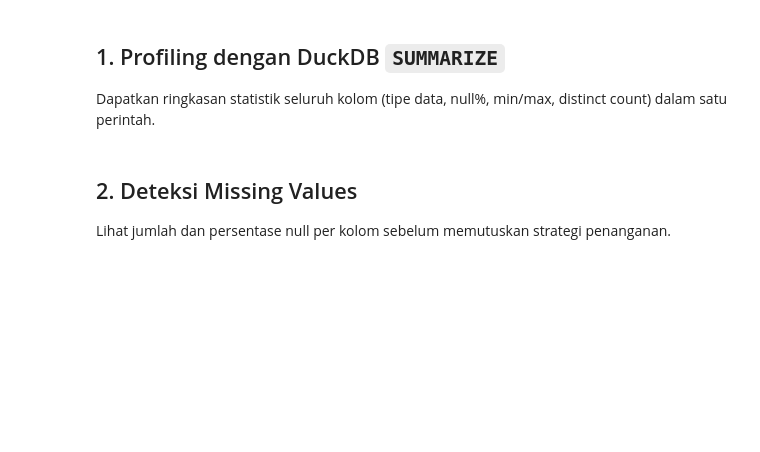
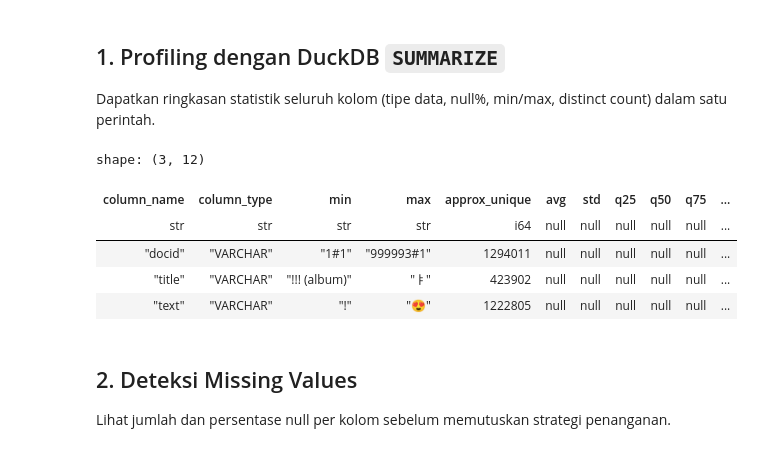
Before and after one commit to AglifahAlfarabiBasri/tugas1-AglifahAlfarabiBasri-255, a Jupyter notebook: Tugas 1 template/02_data_cleaning.ipynb, the cells around one changed output. Saved outputs shown, nothing was run; the diff lists cells and outputs as text; code cells hidden in the pictures; blank space fills up the shorter version.

```diff
--- a/Tugas 1 template/02_data_cleaning.ipynb
+++ b/Tugas 1 template/02_data_cleaning.ipynb
@@ -28,9 +40,19 @@ Dapatkan ringkasan statistik seluruh kolom (tipe data, null%, min/max, distinct
 # %%
 connection = duckdb.connect()
 connection.register('dataset', df)
 
-profil = connection.execute('SUMMARIZE SELECT * FROM dataset').pl()
+try:
+    profil = connection.sql('SUMMARIZE SELECT * FROM dataset').pl()
+except AttributeError:
+    profil = connection.execute('SUMMARIZE SELECT * FROM dataset').pl()
 profil
+# %% [output]
+shape: (3, 12)
+| column_name | column_type | min | max | approx_unique | avg | std | q25 | q50 | q75 | ... |
+| str | str | str | str | i64 | null | null | null | null | null | ... |
+| "docid" | "VARCHAR" | "1#1" | "999993#1" | 1294011 | null | null | null | null | null | ... |
+| "title" | "VARCHAR" | "!!! (album)" | "ㅑ" | 423902 | null | null | null | null | null | ... |
+| "text" | "VARCHAR" | "!" | "😍" | 1222805 | null | null | null | null | null | ... |
 # %% [markdown]
 ## 2. Deteksi Missing Values
 
```
Also changed, not shown: parts of 8 cells of this notebook, 4 other files.
